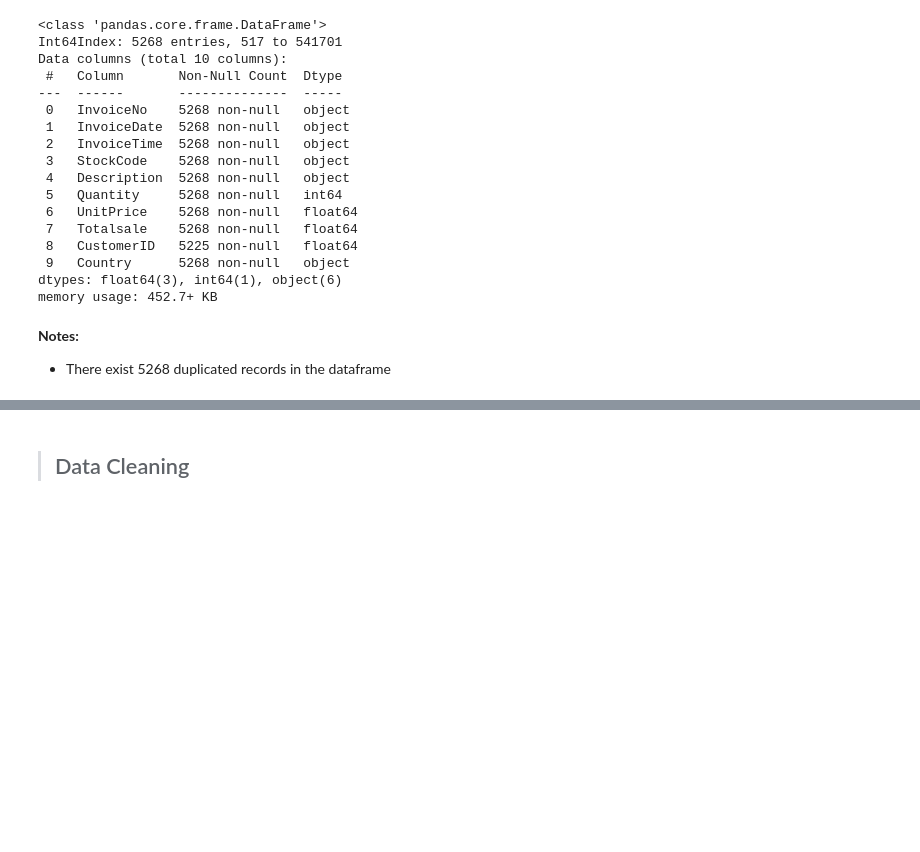
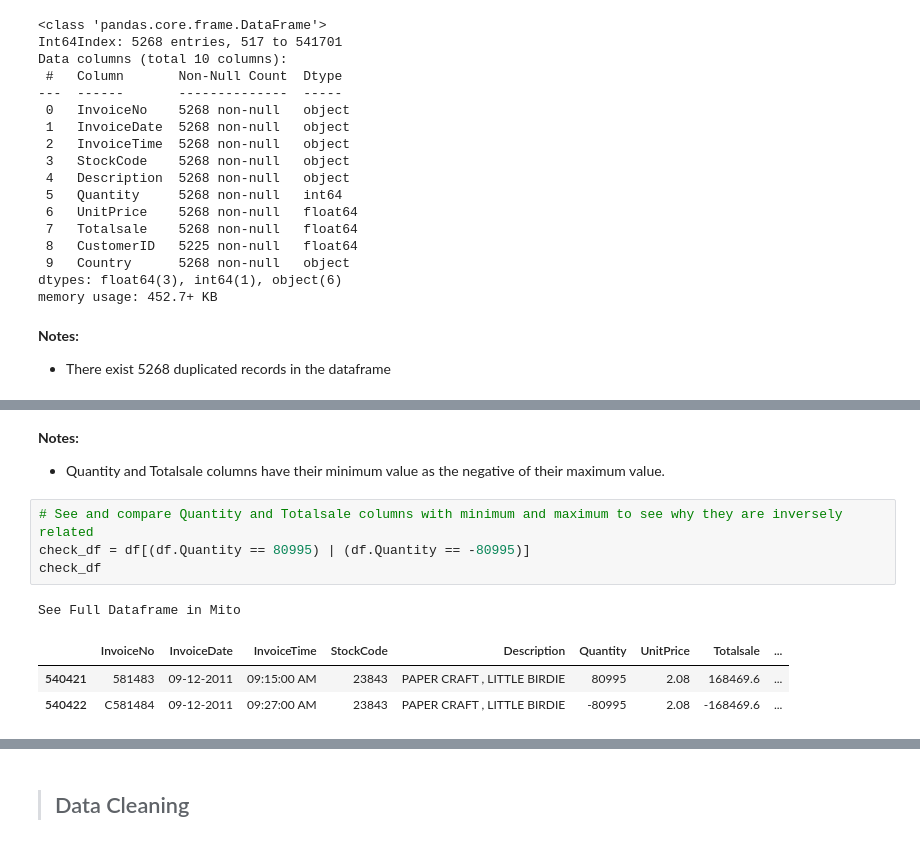
Before and after one commit to PrinssAlex/Online_Retail_Analysis, a Jupyter notebook: Online Retail Sales Analysis.ipynb, the cells around one changed output, grey strips where cells are left out. Cells and saved outputs as stored; diff of their text form; blank space fills up the shorter version.

```diff
--- a/Online Retail Sales Analysis.ipynb
+++ b/Online Retail Sales Analysis.ipynb
@@ -181,0 +188,12 @@ memory usage: 452.7+ KB
+# %% [markdown]
+<b>Notes:</b>
+- Quantity and Totalsale columns have their minimum value as the negative of their maximum value.
+# %%
+# See and compare Quantity and Totalsale columns with minimum and maximum to see why they are inversely related
+check_df = df[(df.Quantity == 80995) | (df.Quantity == -80995)]
+check_df
+# %% [output]
+See Full Dataframe in Mito
+|  | InvoiceNo | InvoiceDate | InvoiceTime | StockCode | Description | Quantity | UnitPrice | Totalsale | ... |
+| 540421 | 581483 | 09-12-2011 | 09:15:00 AM | 23843 | PAPER CRAFT , LITTLE BIRDIE | 80995 | 2.08 | 168469.6 | ... |
+| 540422 | C581484 | 09-12-2011 | 09:27:00 AM | 23843 | PAPER CRAFT , LITTLE BIRDIE | -80995 | 2.08 | -168469.6 | ... |
```
Also changed, not shown: parts of 13 cells of this notebook.
